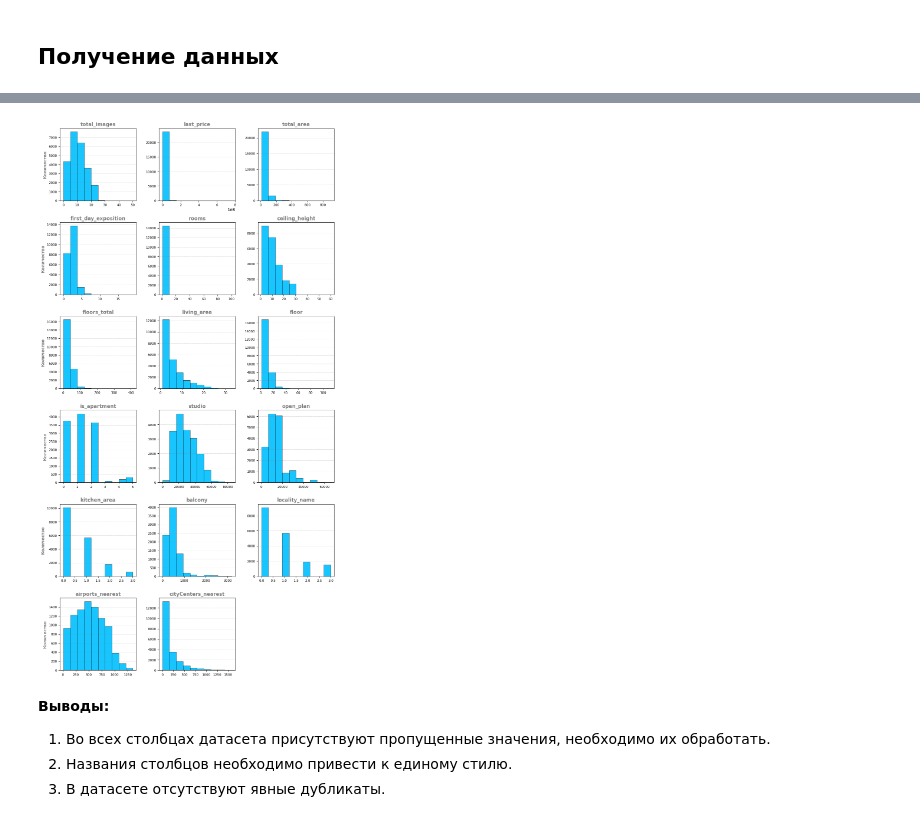
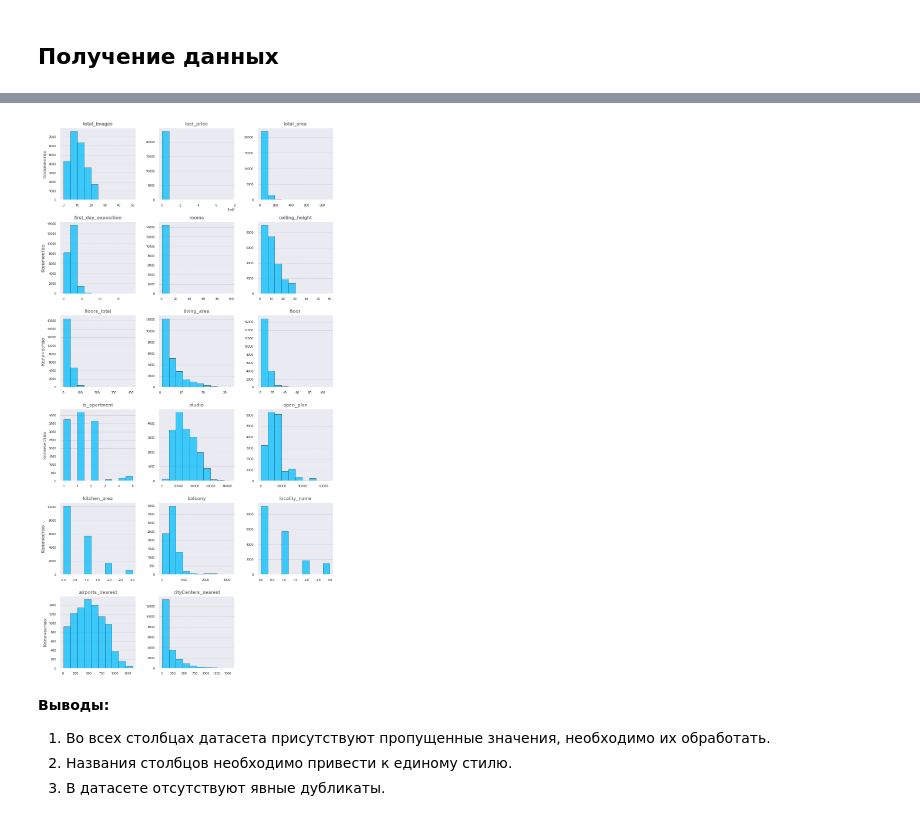
Before and after one commit to SuvorinSergey/ya_practicum_data_science, a Jupyter notebook: real_estate/real_estate_spb.ipynb, the cells around one changed output, grey strips where cells are left out. Saved outputs shown, nothing was run; the diff lists cells and outputs as text; code cells hidden in the pictures.

```diff
--- a/real_estate/real_estate_spb.ipynb
+++ b/real_estate/real_estate_spb.ipynb
@@ -30,9 +100,9 @@ import matplotlib as mpl
 import numpy as np
 # %%
 try:
+    data = pd.read_csv(r'D:\Local Python Project\Ya_praktikum\datasets\real_estate_data.csv', sep='\t')
+except FileNotFoundError:
     data = pd.read_csv('https://code.s3.yandex.net/datasets/real_estate_data.csv', sep='\t')
-except FileNotFoundError:
-    data = pd.read_csv('/datasets/real_estate_data.csv', sep='\t')
 # %%
 # Задаем размер объектов графиков
 width = 12
@@ -91,26 +170,25 @@ data.duplicated().sum()
+# %%
+def fast_hist(data, h_size, v_size, color, width=12, height=4):
+    # Строим быстрые гистограммы
+    fast_hist = data.hist(figsize=(width, height * v_size),
+                          color=color,
+                          alpha=.75,
+                          edgecolor='black',
+                          linewidth=.5,
+                          layout=(v_size, h_size))
+
+    # Настраиваем отображение
+    for i, ax in enumerate(fast_hist.flatten()):
+
+        if i % 3 == 0:
+            ax.set_ylabel('Количество', weight='bold', color='gray')
+        ax.grid(axis='x')
+        ax.set_title(data.columns[i], fontdict=fd_12)
+        ax.tick_params(axis='both', labelsize=8)
 # %%
-h_size = 3
-v_size = 7
+fast_hist(data, h_size=3, v_size=7, color=bar_color)
+# %% [output]
+[figure, added]
-# %%
-# Строим быстрые гистограммы
-fast_hist = data.hist(figsize=(width, height * v_size),
-                      color=bar_color,
-                      alpha=.9,
-                      edgecolor='black',
-                      linewidth=.5,
-                      layout=(v_size, h_size),
-                      )
-
-# Настраиваем отображение
-for i, ax in enumerate(fast_hist.flatten()):
-
-    if i % 3 == 0:
-        ax.set_ylabel('Количество', weight='bold', color='gray')
-    ax.grid(axis='x')
-    ax.set_title(data.columns[i], fontdict=fd_12)
-    ax.tick_params(axis='both', labelsize=8)
-# %% [output]
-[figure, removed]
 # %% [markdown]
 **Выводы:**
 1. Во всех столбцах датасета присутствуют пропущенные значения, необходимо их обработать.
```
Also changed, not shown: parts of 54 cells of this notebook, 1 other file.
